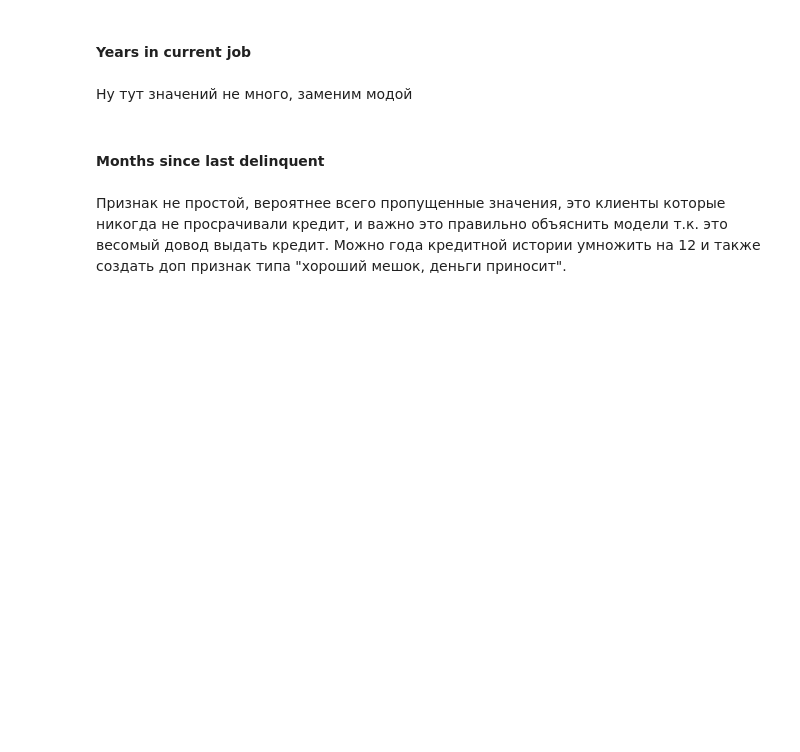
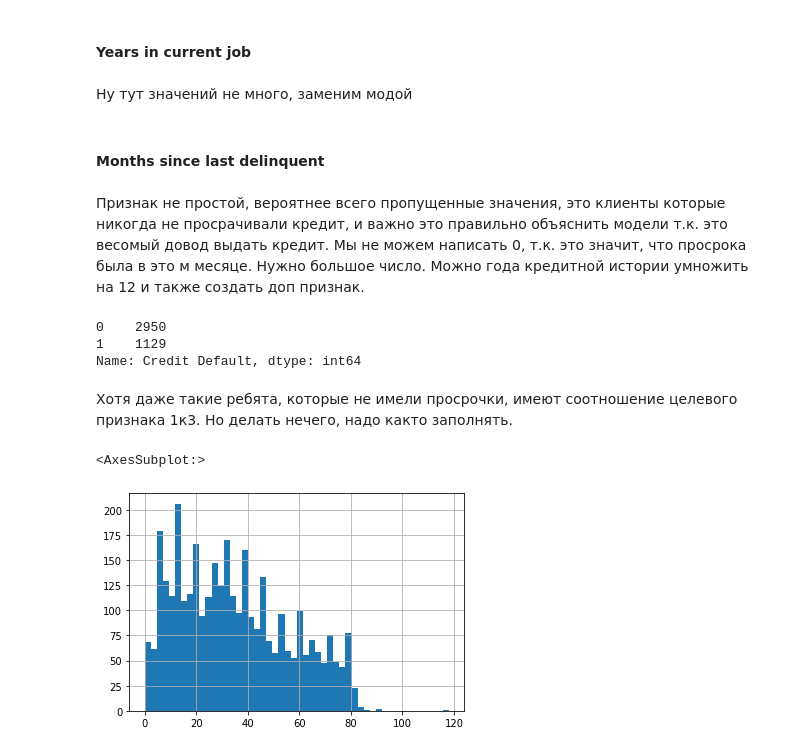
Before and after one commit to IvanKurkov/DS_Libs, a Jupyter notebook: CW_2/IKurkov_solution.ipynb, the cells around one changed output. Cells and saved outputs as stored; diff of their text form; code cells hidden in the pictures; blank space fills up the shorter version.

```diff
--- a/CW_2/IKurkov_solution.ipynb
+++ b/CW_2/IKurkov_solution.ipynb
@@ -348,4 +344,17 @@ df_train.loc[df_train['Years in current job'].isnull(), 'Years in current job']
 # %% [markdown]
 #### Months since last delinquent
 # %% [markdown]
-Признак не простой, вероятнее всего пропущенные значения, это клиенты которые никогда не просрачивали кредит, и важно это правильно объяснить модели т.к. это весомый довод выдать кредит. Можно года кредитной истории умножить на 12 и также создать доп признак типа "хороший мешок, деньги приносит".
+Признак не простой, вероятнее всего пропущенные значения, это клиенты которые никогда не просрачивали кредит, и важно это правильно объяснить модели т.к. это весомый довод выдать кредит. Мы не можем написать 0, т.к. это значит, что просрока была в это м месяце. Нужно большое число. Можно года кредитной истории умножить на 12 и также создать доп признак.
+# %%
+df_train.loc[df_train['Months since last delinquent'].isnull()]['Credit Default'].value_counts()
+# %% [output]
+0    2950
+1    1129
+Name: Credit Default, dtype: int64
+# %% [markdown]
+Хотя даже такие ребята, которые не имели просрочки, имеют соотношение целевого признака 1к3. Но делать нечего, надо както заполнять.
+# %%
+df_train['Months since last delinquent'].hist(bins=50)
+# %% [output]
+<AxesSubplot:>
+[figure, added]
```
Also changed, not shown: parts of 56 cells of this notebook.
